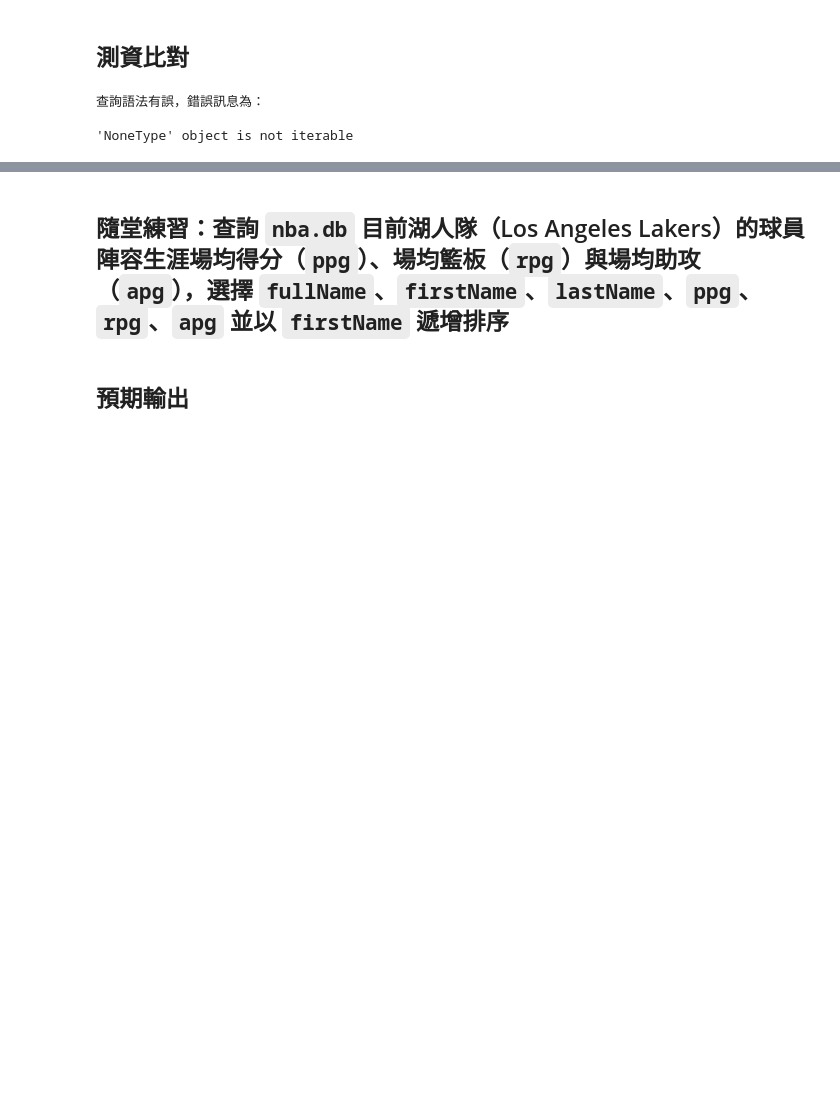
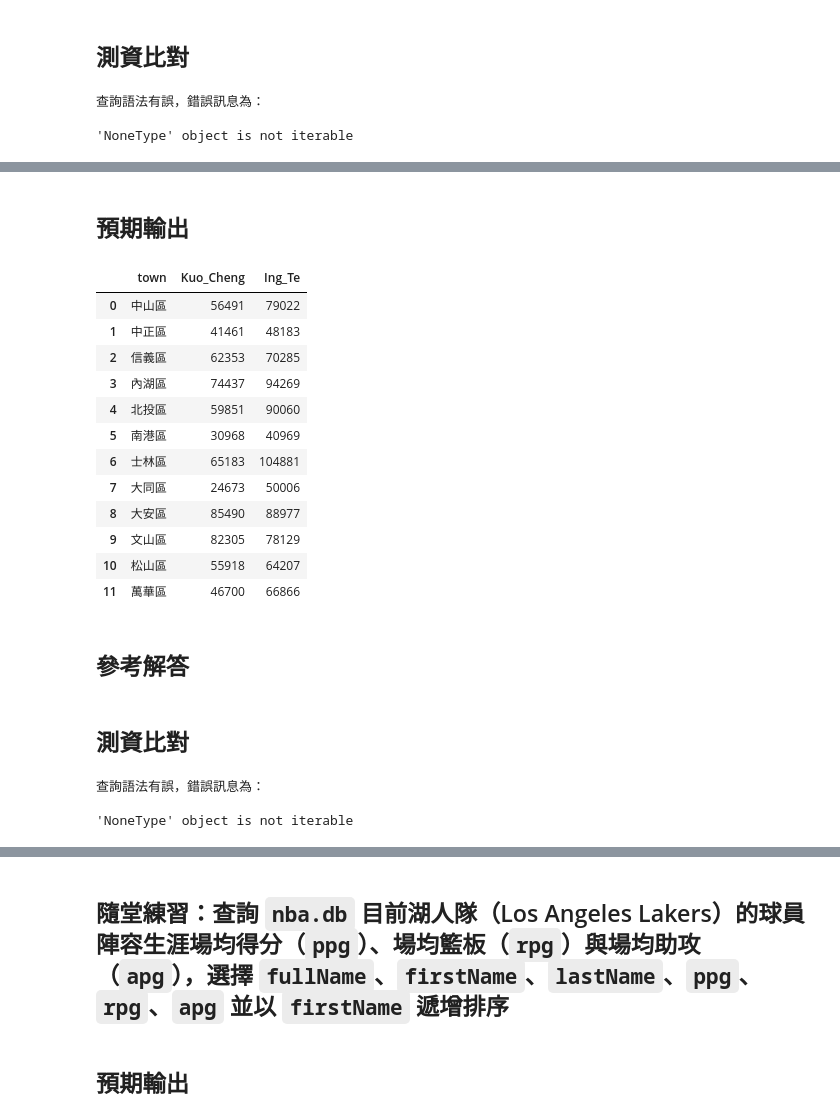
Before and after one commit to yaojenkuo/introduction-to-sql, a Jupyter notebook: 03-exercises.ipynb, the cells around one changed output, grey strips where cells are left out. Drawn from its saved outputs; the diff is of its cells as text; code cells hidden in the pictures; blank space fills up the shorter version.

```diff
--- a/03-exercises.ipynb
+++ b/03-exercises.ipynb
@@ -642,0 +830,41 @@ caq.run_test()
+# %%
+test_query = """
+SELECT ing_te.town,
+       kuo_cheng.Kuo_Cheng,
+       ing_te.Ing_Te
+  FROM (SELECT town,
+               SUM(votes) AS Kuo_Cheng
+          FROM presidential2020
+         WHERE county = '臺北市' AND
+               number = 2
+         GROUP BY town
+         ) AS kuo_cheng
+  LEFT JOIN (SELECT town,
+                    SUM(votes) AS Ing_Te
+               FROM presidential2020
+              WHERE county = '臺北市' AND
+                    number = 3
+              GROUP BY town
+              ) AS ing_te
+    ON kuo_cheng.town = ing_te.town;
+"""
+# %% [markdown]
+## 預期輸出
+# %%
+pd.read_sql(test_query, conn_twelection)
+# %% [output]
+|  | town | Kuo_Cheng | Ing_Te |
+| 0 | 中山區 | 56491 | 79022 |
+| 1 | 中正區 | 41461 | 48183 |
+| 2 | 信義區 | 62353 | 70285 |
+| 3 | 內湖區 | 74437 | 94269 |
+| 4 | 北投區 | 59851 | 90060 |
+| 5 | 南港區 | 30968 | 40969 |
+| 6 | 士林區 | 65183 | 104881 |
+| 7 | 大同區 | 24673 | 50006 |
+| 8 | 大安區 | 85490 | 88977 |
+| 9 | 文山區 | 82305 | 78129 |
+| 10 | 松山區 | 55918 | 64207 |
+| 11 | 萬華區 | 46700 | 66866 |
+# %% [markdown]
+## 參考解答
@@ -642,0 +892,9 @@ caq.run_test()
+# %% [markdown]
+## 測資比對
+# %%
+caq = checkAnsQuery(test_query, ans_query, conn_twelection)
+caq.run_test()
+# %% [output]
+查詢語法有誤，錯誤訊息為：
+
+'NoneType' object is not iterable
```
Also changed, not shown: parts of 40 cells of this notebook.
